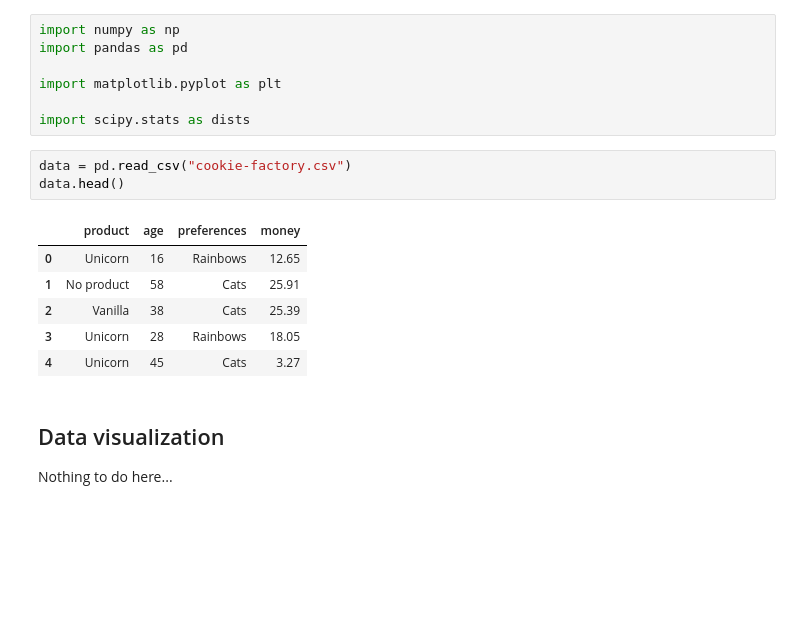
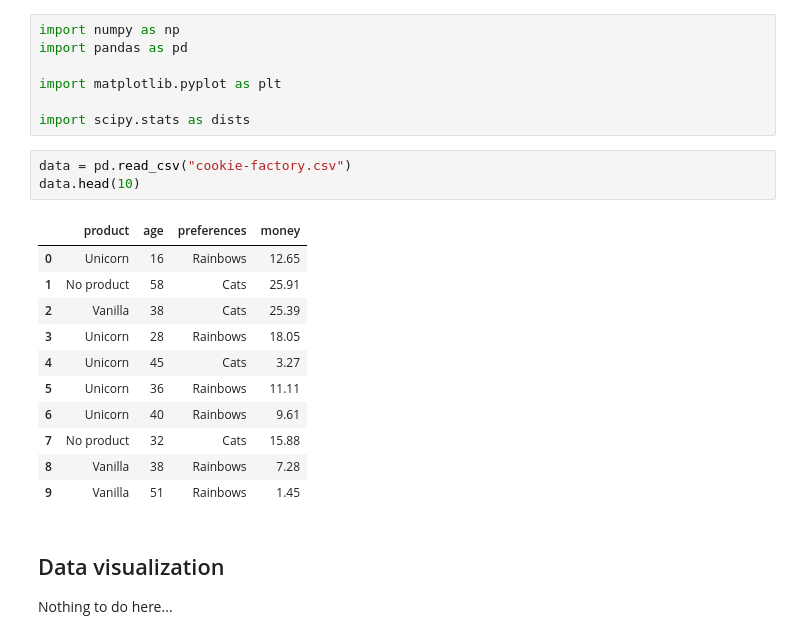
Before and after one commit to SchimSlady/BAML, a Jupyter notebook: 04 week/T04-E01_Solution.ipynb, the cells around one changed output. Drawn from its saved outputs; the diff is of its cells as text; blank space fills up the shorter version.

```diff
--- a/04 week/T04-E01_Solution.ipynb
+++ b/04 week/T04-E01_Solution.ipynb
@@ -26,14 +26,19 @@ import matplotlib.pyplot as plt
 import scipy.stats as dists
 # %%
 data = pd.read_csv("cookie-factory.csv")
-data.head()
+data.head(10)
 # %% [output]
 |  | product | age | preferences | money |
 | 0 | Unicorn | 16 | Rainbows | 12.65 |
 | 1 | No product | 58 | Cats | 25.91 |
 | 2 | Vanilla | 38 | Cats | 25.39 |
 | 3 | Unicorn | 28 | Rainbows | 18.05 |
 | 4 | Unicorn | 45 | Cats | 3.27 |
+| 5 | Unicorn | 36 | Rainbows | 11.11 |
+| 6 | Unicorn | 40 | Rainbows | 9.61 |
+| 7 | No product | 32 | Cats | 15.88 |
+| 8 | Vanilla | 38 | Rainbows | 7.28 |
+| 9 | Vanilla | 51 | Rainbows | 1.45 |
 # %% [markdown]
 ## Data visualization
 
```
Also changed, not shown: parts of 1 cell of this notebook, 13 other files.
